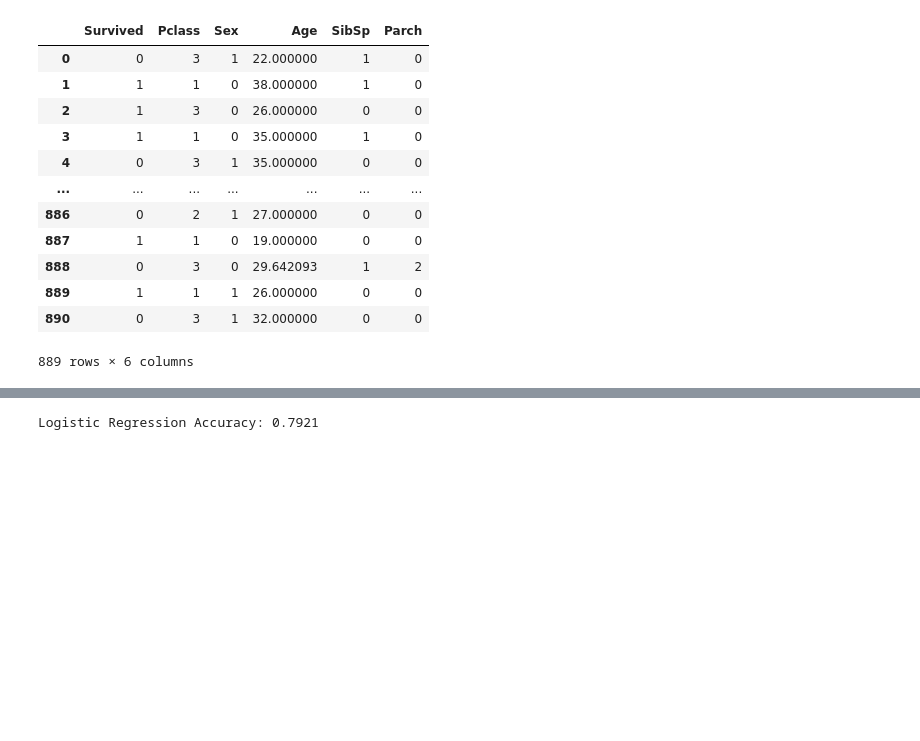
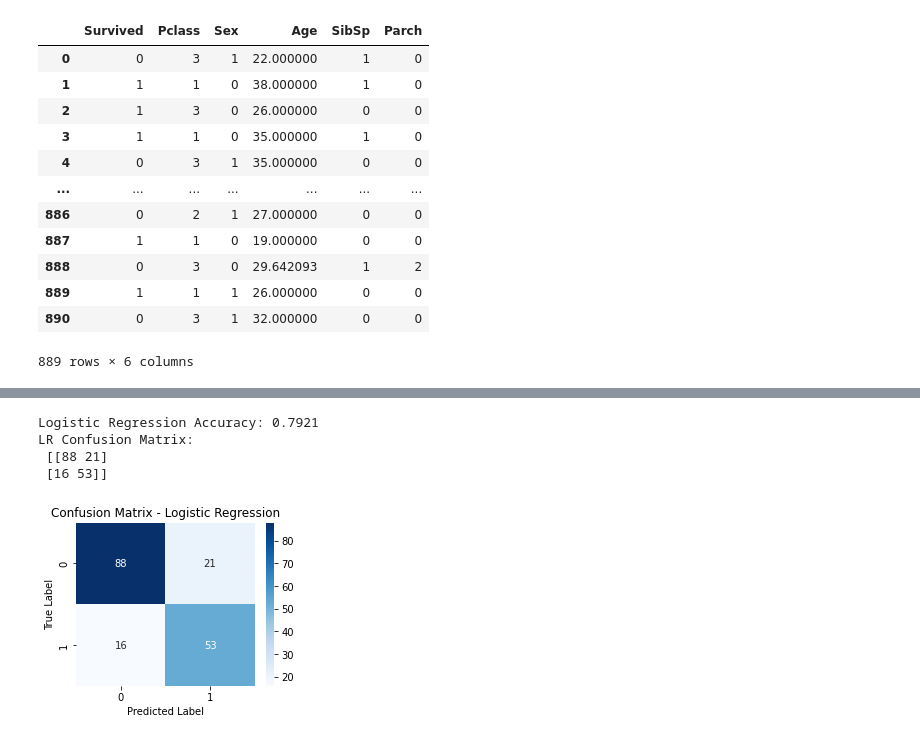
Before and after one commit to jeonghoya/AI-study, a Jupyter notebook: week2/titanic.ipynb, the cells around one changed output, grey strips where cells are left out. Drawn from its saved outputs; the diff is of its cells as text; code cells hidden in the pictures; blank space fills up the shorter version.

```diff
--- a/week2/titanic.ipynb
+++ b/week2/titanic.ipynb
@@ -182,12 +216,18 @@ SVM Accuracy: 0.6404
 # %%
 # 🎯 (4) Logistic Regression
 lr_model = LogisticRegression(max_iter=10000)  # 반복 횟수 증가
 lr_model.fit(X_train, y_train)
 y_pred_lr = lr_model.predict(X_test)
 lr_acc = accuracy_score(y_test, y_pred_lr)
 print(f"Logistic Regression Accuracy: {lr_acc:.4f}")
+print("LR Confusion Matrix:\n", confusion_matrix(y_test, y_pred_lr))
+plot_confusion_matrix(y_test, y_pred_lr, "Logistic Regression")
 # %% [output]
 Logistic Regression Accuracy: 0.7921
+LR Confusion Matrix:
+ [[88 21]
+ [16 53]]
+[figure, added]
 # %%
 # 🎯 (5) KNN
 knn_model = KNeighborsClassifier(n_neighbors=5)
```
Also changed, not shown: parts of 6 cells of this notebook.
